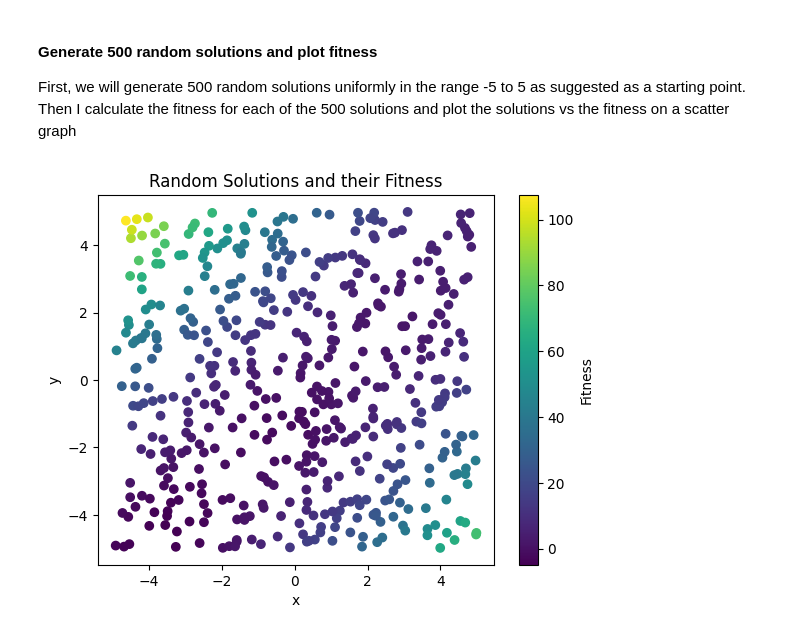
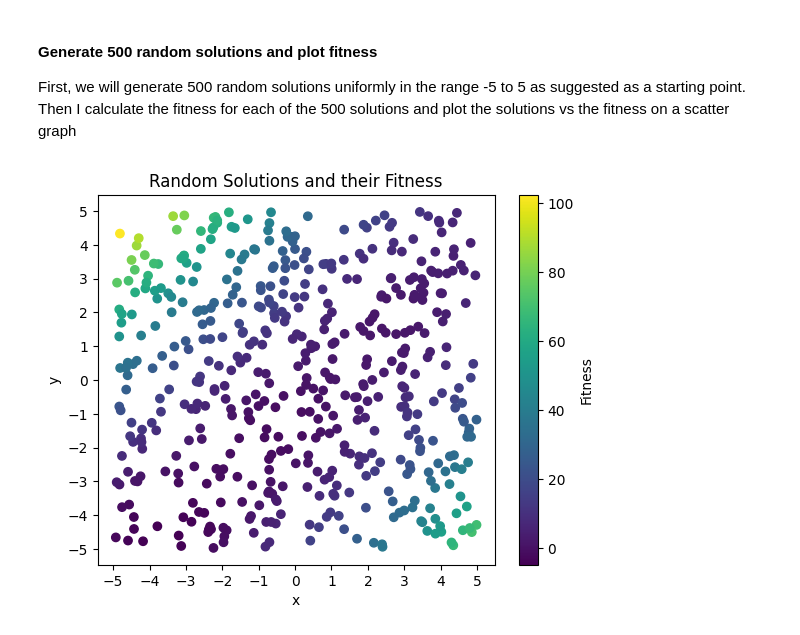
Before and after one commit to NullString1/COMP2002, a Jupyter notebook: optimisation.ipynb, the cells around one changed output. Cells and saved outputs as stored; diff of their text form; code cells hidden in the pictures.

```diff
--- a/optimisation.ipynb
+++ b/optimisation.ipynb
@@ -9,7 +10,7 @@ from math import sin
 # %% [markdown]
 #### Define problem (McCormick function)
 # %%
-problem = lambda x, y: sin(x+y) + (x-y)**2 - 1.5*x + 2.5*y + 1
+problem = lambda x, y: np.sin(x+y) + np.power(x-y, 2) - 1.5*x + 2.5*y + 1
 # %% [markdown]
 #### Generate 500 random solutions and plot fitness
 First, we will generate 500 random solutions uniformly in the range -5 to 5 as suggested as a starting point. Then I calculate the fitness for each of the 500 solutions and plot the solutions vs the fitness on a scatter graph
@@ -17,13 +18,15 @@ First, we will generate 500 random solutions uniformly in the range -5 to 5 as s
 # Generate 500 random solutions in the range [-5, 5]
 x = np.random.uniform(-5, 5, 500)
 y = np.random.uniform(-5, 5, 500)
-fitness = np.array([problem(x, y) for x, y in zip(x, y)])
+fitness = np.array([(x,y,problem(x, y)) for x, y in zip(x, y)])
 # %%
-plt.scatter(x, y, c=fitness, cmap='viridis')
+plt.scatter(x, y, c=fitness[:, 2], cmap='viridis') # Visualise the solutions and their fitnesses
+plt.xticks(np.arange(-5, 6, 1))
+plt.yticks(np.arange(-5, 6, 1))
 plt.colorbar(label='Fitness')
 plt.xlabel('x')
 plt.ylabel('y')
 plt.title('Random Solutions and their Fitness')
 plt.show()
 # %% [output]
-[figure, old version]
+[figure, new version]
```
Also changed, not shown: parts of 28 cells of this notebook, 6 other files.
